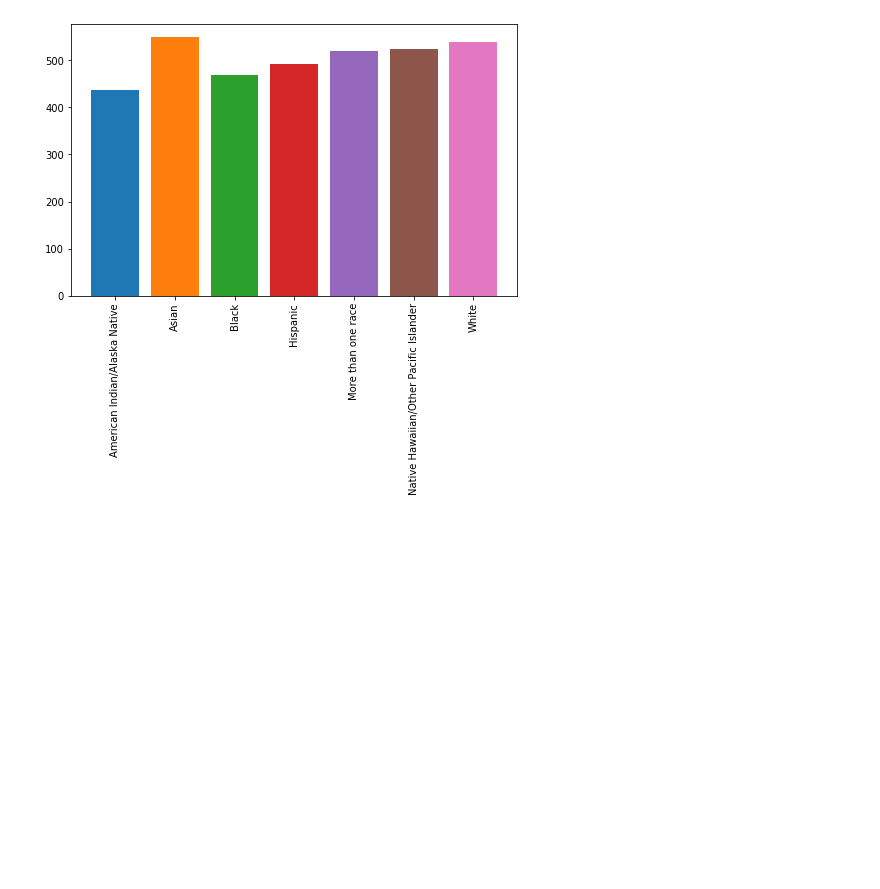
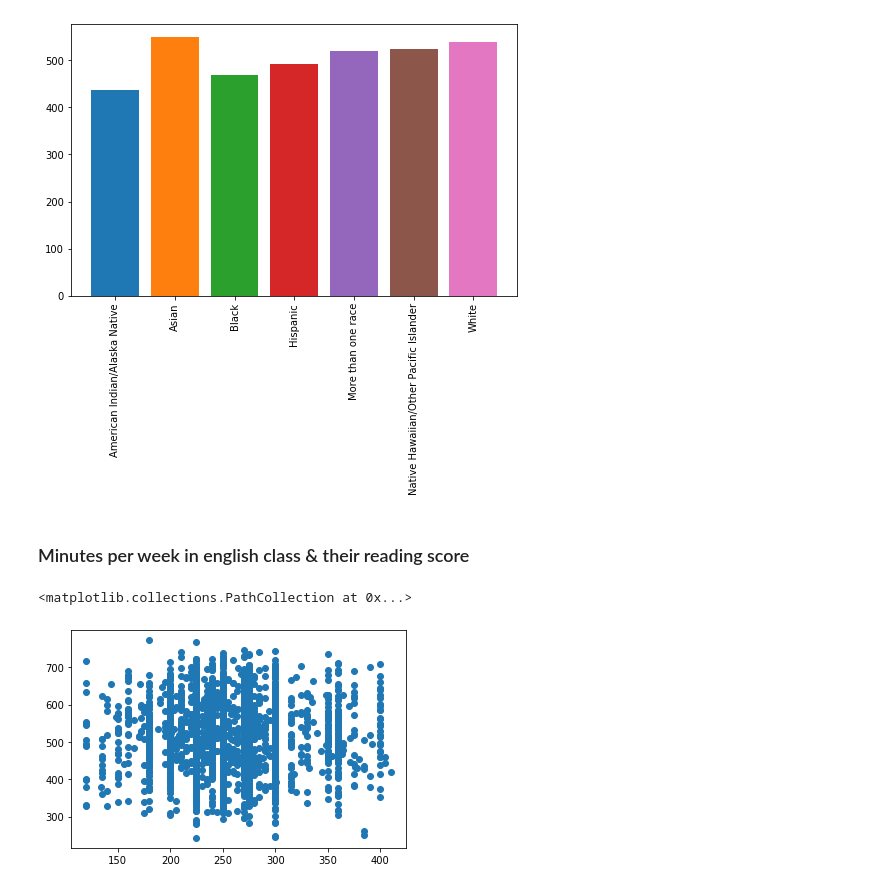
Before and after one commit to gabbyflabby/Test_Scores, a Jupyter notebook: Hypothesis testing.ipynb, the cells around one changed output. Cells and saved outputs as stored; diff of their text form; code cells hidden in the pictures; blank space fills up the shorter version.

Commit message:
scatter plot

```diff
--- a/Hypothesis testing.ipynb
+++ b/Hypothesis testing.ipynb
@@ -33,3 +33,10 @@ for race in races:
     plt.xticks(rotation=90)
 # %% [output]
 [figure]
+# %% [markdown]
+### Minutes per week in english class & their reading score
+# %%
+plt.scatter(x='minutesPerWeekEnglish',y='readingScore',data=df)
+# %% [output]
+<matplotlib.collections.PathCollection at 0x...>
+[figure, added]
```
